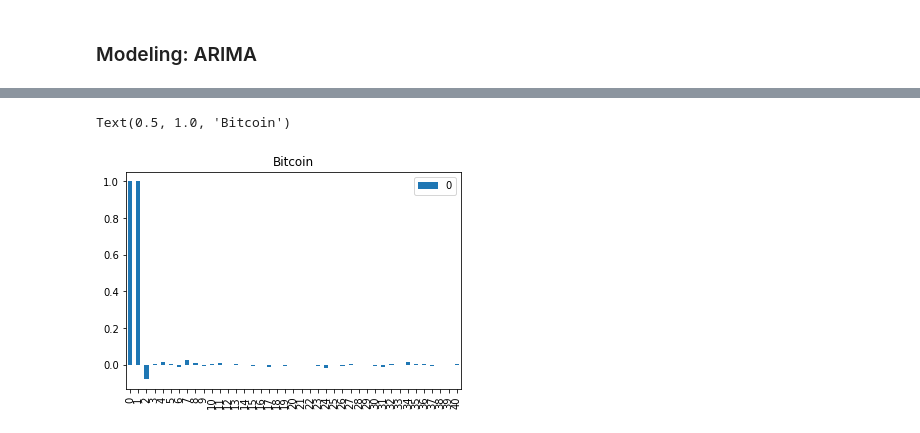
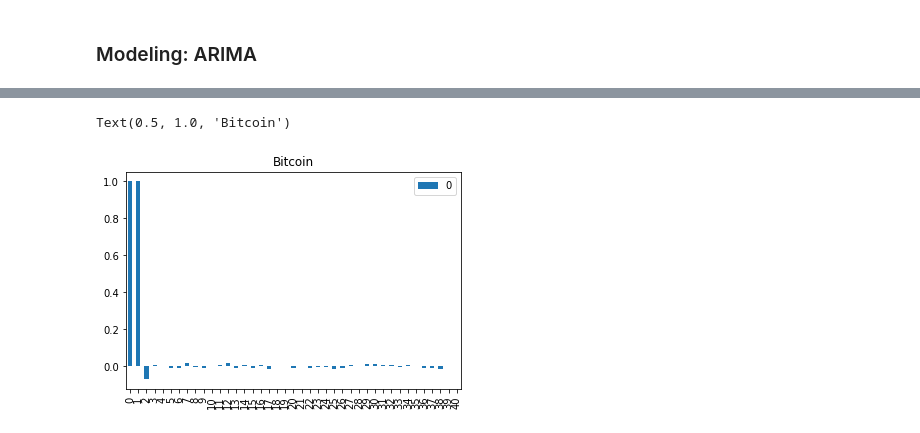
Before and after one commit to Tinsae/Thinkful-Data-Science, a Jupyter notebook: DS/Unit 6-Time Series+Deep Learning/6.1.6+Challenge.ipynb, the cells around one changed output, grey strips where cells are left out. Saved outputs shown, nothing was run; the diff lists cells and outputs as text; code cells hidden in the pictures.

Commit message:
time-series_challeges

```diff
--- a/DS/Unit 6-Time Series+Deep Learning/6.1.6+Challenge.ipynb
+++ b/DS/Unit 6-Time Series+Deep Learning/6.1.6+Challenge.ipynb
@@ -184,0 +448,6 @@ Aug: minimum: 2018-08-01 00:00:00, maximum: 2018-08-25 16:40:00
+# %%
+bitcoin_junejuly = bitcoin[bitcoin.index.month.isin([6,7])].drop("diff_1", axis=1).copy()
+# junejuly trend,seasonality
+bitcoin_junejuly.plot(figsize=(15,4))
+plt.title('Bitcoin Time Series')
+plt.show()
@@ -184,0 +456,6 @@ Aug: minimum: 2018-08-01 00:00:00, maximum: 2018-08-25 16:40:00
+# %%
+bitcoin_junejuly['diff_1'] = bitcoin_junejuly.close - bitcoin_junejuly.close.shift()
+bitcoin_junejuly = bitcoin_junejuly.fillna(method="ffill").dropna()
+bitcoin_junejuly.plot(y='diff_1', figsize=(15,4))
+plt.title('Difference')
+plt.show()
@@ -185,8 +464,8 @@ Aug: minimum: 2018-08-01 00:00:00, maximum: 2018-08-25 16:40:00
 # %%
 from statsmodels.tsa.stattools import pacf
-x_acf = pd.DataFrame(pacf(bitcoin.close))
+x_acf = pd.DataFrame(pacf(bitcoin_junejuly.close))
 x_acf.plot(kind='bar')
 plt.title("Bitcoin")
 # %% [output]
 Text(0.5, 1.0, 'Bitcoin')
-[figure, old version]
+[figure, new version]
```
Also changed, not shown: parts of 70 cells of this notebook, 2 other files.
